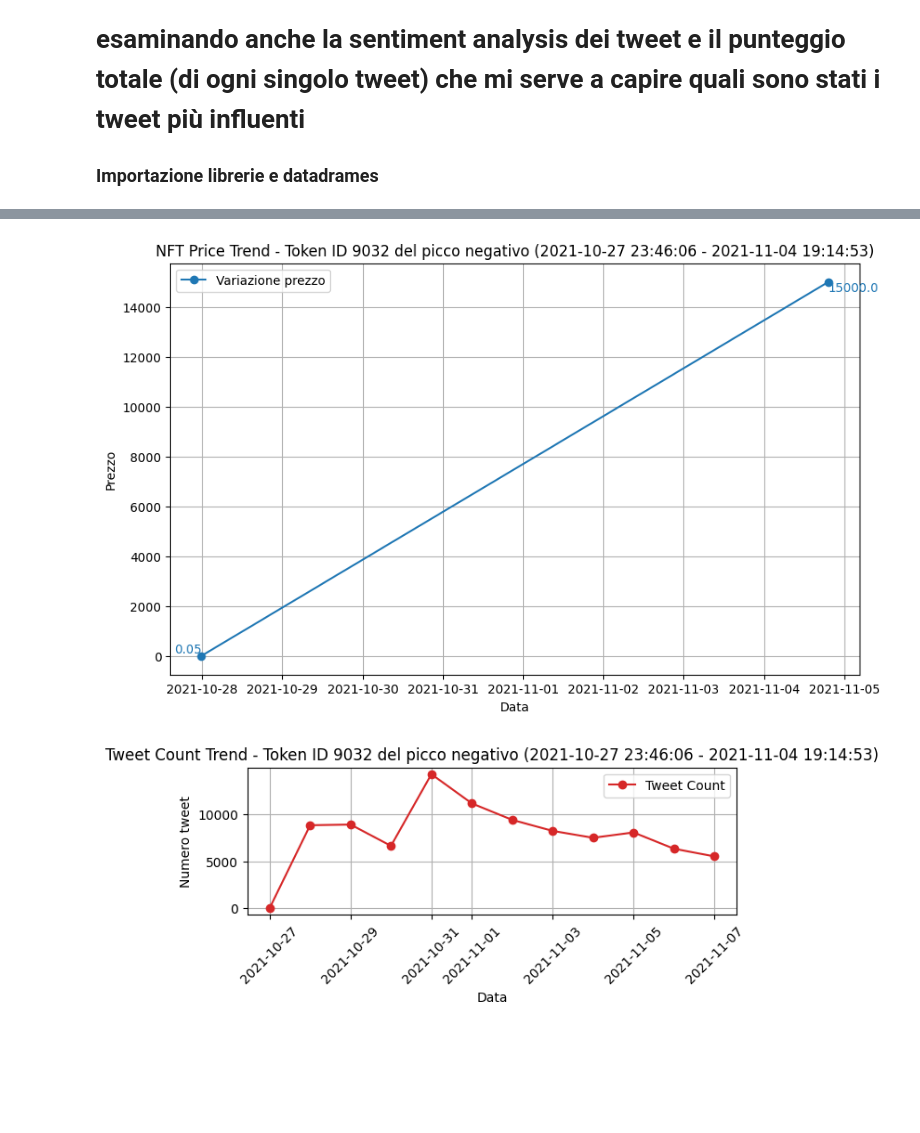
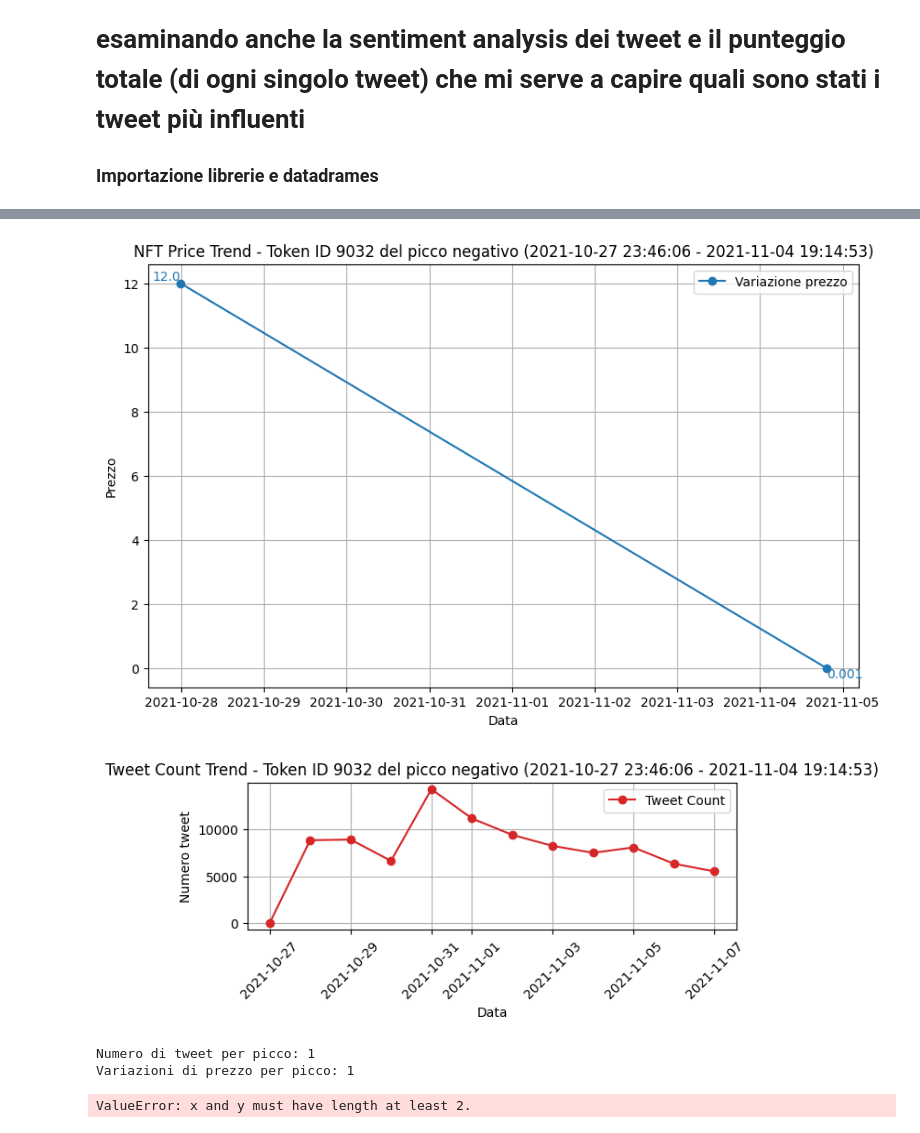
Before and after one commit to riccardospini98/Blockchain, a Jupyter notebook: analisi_inversa_NFT_tweet.ipynb, the cells around one changed output, grey strips where cells are left out. Saved outputs shown, nothing was run; the diff lists cells and outputs as text; code cells hidden in the pictures; blank space fills up the shorter version.

```diff
--- a/analisi_inversa_NFT_tweet.ipynb
+++ b/analisi_inversa_NFT_tweet.ipynb
@@ -162,6 +162,8 @@ date_formatter = DateFormatter('%Y-%m-%d')
 for index, row in top_nft_negativi.iterrows():
     data_inizio_variazione = row['data_inizio']
     data_fine_variazione = row['data_fine']
+    prezzo_inizio = row['prezzo_inizio']
+    prezzo_fine = row['prezzo_fine']
     token_id = row['token_id']
 
     # Filtra i tweet che sono stati fatti nei giorni successivi all'inizio della variazione
@@ -190,62 +192,62 @@ for index, row in top_nft_negativi.iterrows():
     plt.plot(dates, prices, marker='o', linestyle='-', label=f'Variazione prezzo')
     plt.title(f'NFT Price Trend - Token ID {token_id} del picco negativo ({data_inizio_variazione} - {data_fine_variazione})')
     plt.text(data_inizio_variazione, prezzo_inizio, f'{prezzo_inizio}', ha='right', va='bottom', fontsize=10, color='tab:blue')
     plt.text(data_fine_variazione, prezzo_fine, f'{prezzo_fine}', ha='left', va='top', fontsize=10, color='tab:blue')
     plt.xlabel('Data')
     plt.ylabel('Prezzo')
     plt.legend()
     plt.grid(True)
     plt.show()
 
     # Grafico tweet count trend
     plt.subplot(2, 1, 2)
     tweet_counts = tweets_filtrati.resample('D', on='created_at').size()
     plt.plot(tweet_counts.index, tweet_counts.values, marker='o', linestyle='-', color='tab:red', label='Tweet Count')
     plt.title(f'Tweet Count Trend - Token ID {token_id} del picco negativo ({data_inizio_variazione} - {data_fine_variazione})')
     plt.xlabel('Data')
     # plt.scatter(tweet_counts['created_at'].dt.strftime('%d-%m'))
     plt.ylabel('Numero tweet')
     plt.legend()
     plt.grid(True)
     plt.xticks(rotation=45)
     plt.tight_layout()
     plt.show()
 
-# Aggiungi i risultati della correlazione per questo picco (se ci sono almeno due picchi calcolati)
     picchi_calcolati += 1
-    if picchi_calcolati >= 2:
-        correlation_coefficient, p_value = pearsonr(num_tweet_per_picco, variazioni_prezzo_per_picco)
-        risultati_correlazione[index] = {
-            'coefficiente': correlation_coefficient,
-            'p_value': p_value,
-            'num_tweet': num_tweet_per_picco.copy(),
-            'variazione_prezzo': variazioni_prezzo_per_picco.copy()
-        }
-        # Reset delle liste per il prossimo picco
-        num_tweet_per_picco = []
-        variazioni_prezzo_per_picco = []
 
-# Stampa i risultati della correlazione per ogni picco
-for index, risultato in risultati_correlazione.items():
-    coeff = risultato['coefficiente']
-    p_value = risultato['p_value']
-    num_tweet = risultato['num_tweet']
-    variazione_prezzo = risultato['variazione_prezzo']
+# Debugging: stampa la lunghezza delle liste
+print(f"Numero di tweet per picco: {len(num_tweet_per_picco)}")
+print(f"Variazioni di prezzo per picco: {len(variazioni_prezzo_per_picco)}")
 
-    print(f"Picco NFT {index} token ID {token_id} del picco negativo ({data_inizio_variazione} - {data_fine_variazione})")
-    print(f"- Coefficiente di correlazione di Pearson: {coeff:.4f}")
-    print(f"- P-value: {p_value:.4f}")
+# Calcola la correlazione una volta che hai tutti i dati
+correlation_coefficient, p_value = pearsonr(num_tweet_per_picco, variazioni_prezzo_per_picco)
+risultati_correlazione = {
+    'coefficiente': correlation_coefficient,
+    'p_value': p_value,
+    'num_tweet': num_tweet_per_picco.copy(),
+    'variazione_prezzo': variazioni_prezzo_per_picco.copy()
+}
 
-    if p_value == 1.0000:
-        print("Non c'è alcuna evidenza di una correlazione tra il numero di tweet e l'aumento dei prezzi degli NFT.")
-    elif coeff > 0:
-        print("Esiste una correlazione positiva tra il numero di tweet e l'aumento dei prezzi degli NFT.")
-    elif coeff < 0:
-        print("Esiste una correlazione negativa tra il numero di tweet e l'aumento dei prezzi degli NFT.")
-    else:
-        print("Non c'è una correlazione lineare tra il numero di tweet e l'aumento dei prezzi degli NFT.")
+# Stampa i risultati della correlazione
+coeff = risultati_correlazione['coefficiente']
+p_value = risultati_correlazione['p_value']
+num_tweet = risultati_correlazione['num_tweet']
+variazione_prezzo = risultati_correlazione['variazione_prezzo']
 
-    print("***********************************")
+print(f"Coefficiente di correlazione di Pearson: {coeff:.4f}")
+print(f"P-value: {p_value:.4f}")
+
+if p_value == 1.0000:
+    print("Non c'è alcuna evidenza di una correlazione tra il numero di tweet e l'aumento dei prezzi degli NFT.")
+elif coeff > 0:
+    print("Esiste una correlazione positiva tra il numero di tweet e l'aumento dei prezzi degli NFT.")
+elif coeff < 0:
+    print("Esiste una correlazione negativa tra il numero di tweet e l'aumento dei prezzi degli NFT.")
+else:
+    print("Non c'è una correlazione lineare tra il numero di tweet e l'aumento dei prezzi degli NFT.")
 # %% [output]
-[figure, old version]
+[figure, new version]
 [figure]
+Numero di tweet per picco: 1
+Variazioni di prezzo per picco: 1
+ValueError: x and y must have length at least 2.
```
Also changed, not shown: parts of 1 cell of this notebook.
